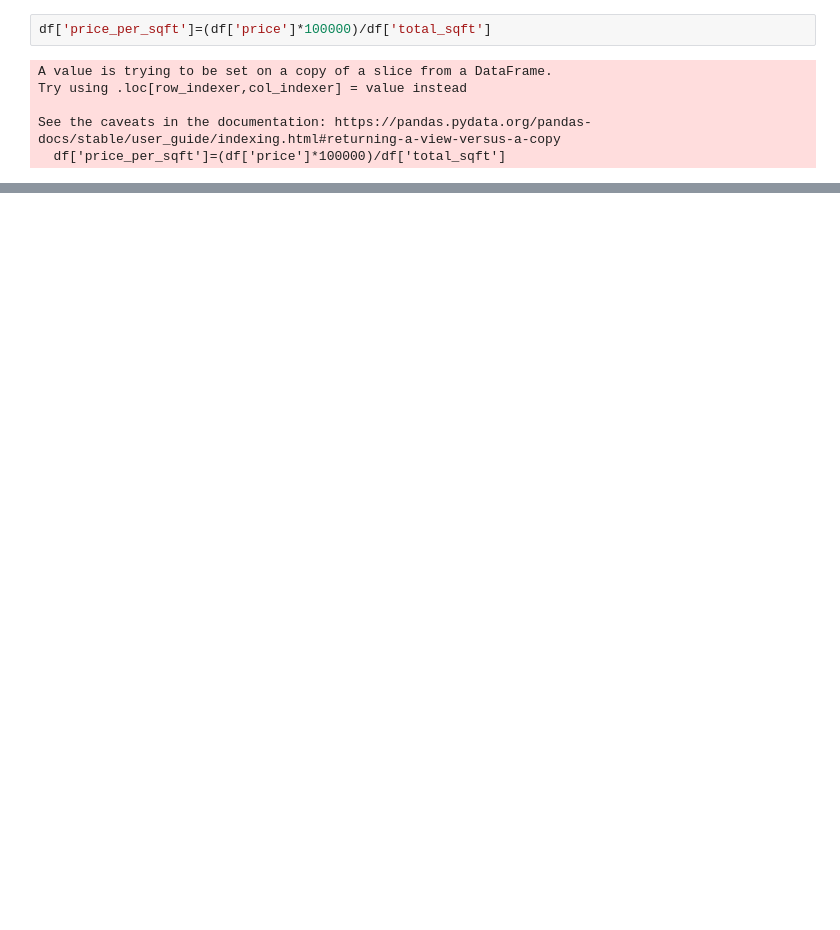
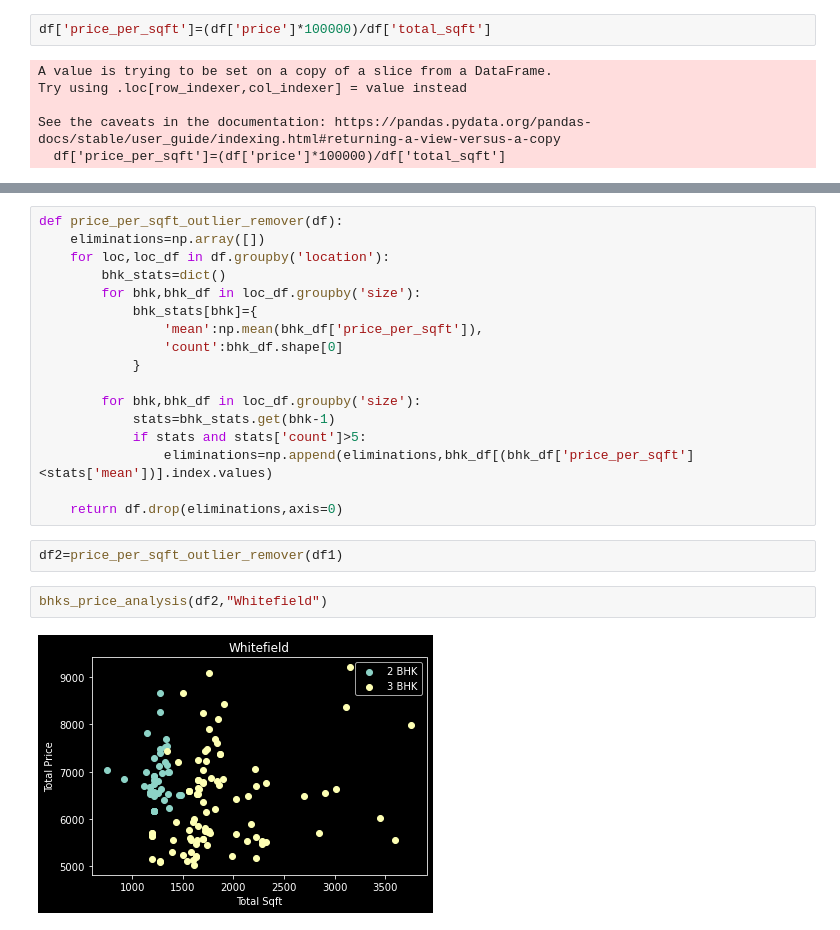
Before and after one commit to Akash-1gif/property_price_prediction, a Jupyter notebook: Data_preprocessing.ipynb, the cells around one changed output, grey strips where cells are left out. Cells and saved outputs as stored; diff of their text form; blank space fills up the shorter version.

```diff
--- a/Data_preprocessing.ipynb
+++ b/Data_preprocessing.ipynb
@@ -227,0 +304,23 @@ df.shape
+# %%
+def price_per_sqft_outlier_remover(df):
+    eliminations=np.array([])
+    for loc,loc_df in df.groupby('location'):
+        bhk_stats=dict()
+        for bhk,bhk_df in loc_df.groupby('size'):
+            bhk_stats[bhk]={
+                'mean':np.mean(bhk_df['price_per_sqft']),
+                'count':bhk_df.shape[0]
+            }
+
+        for bhk,bhk_df in loc_df.groupby('size'):
+            stats=bhk_stats.get(bhk-1)
+            if stats and stats['count']>5:
+                eliminations=np.append(eliminations,bhk_df[(bhk_df['price_per_sqft']<stats['mean'])].index.values)
+
+    return df.drop(eliminations,axis=0)
+# %%
+df2=price_per_sqft_outlier_remover(df1)
+# %%
+bhks_price_analysis(df2,"Whitefield")
+# %% [output]
+[figure, added]
```
Also changed, not shown: parts of 35 cells of this notebook.
